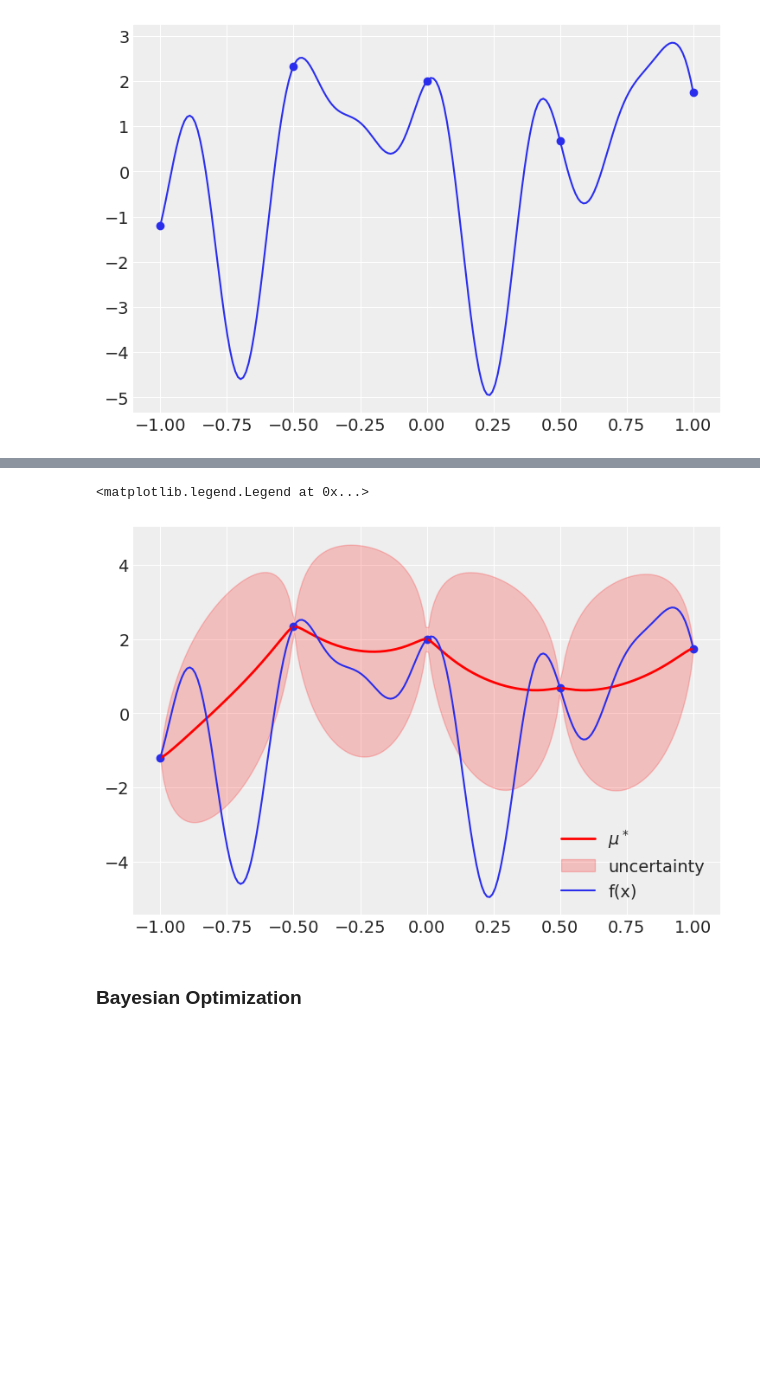
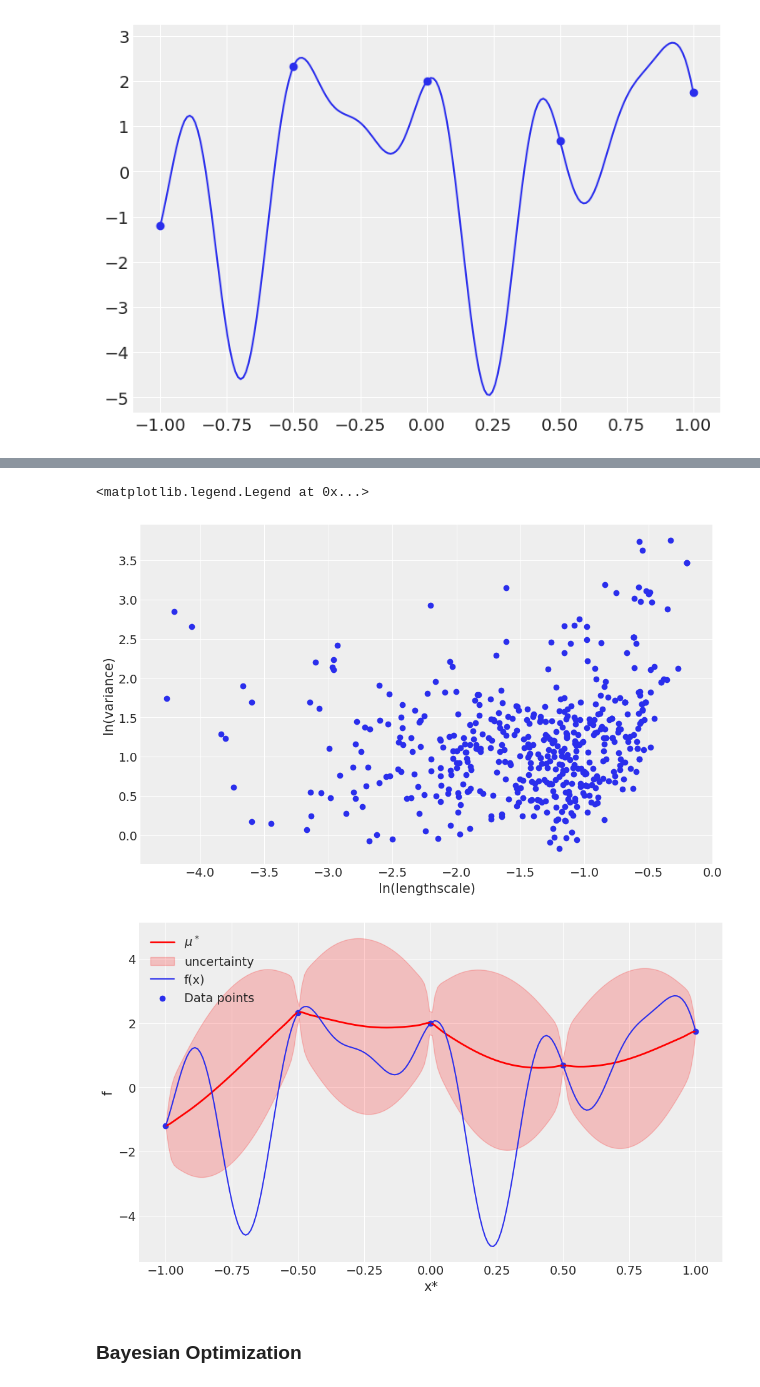
Before and after one commit to jsr-p/pmldiku-exam-paper, a Jupyter notebook: code/notebooks/B/exam_B_julius.ipynb, the cells around one changed output, grey strips where cells are left out. Saved outputs shown, nothing was run; the diff lists cells and outputs as text; code cells hidden in the pictures; blank space fills up the shorter version.

```diff
--- a/code/notebooks/B/exam_B_julius.ipynb
+++ b/code/notebooks/B/exam_B_julius.ipynb
@@ -59,34 +107,43 @@ array([<AxesSubplot:title={'center':'kernel.lengthscale'}>,
 # %%
-# compute predictive mean and variance at x_stars
+# Scatter plot on log-log scale of samples from posterior
+fig, ax = plt.subplots(figsize=(10, 6))
+ax.scatter(torch.log(posterior_ls), torch.log(posterior_var))
+plt.xlabel('ln(lengthscale)')
+plt.ylabel('ln(variance)')
 
+# Compute predictive mean and variance at x_stars
 means = torch.zeros(len(X_star), no_samples)
 covs  = torch.zeros(len(X_star), len(X_star), no_samples)
 
 for i in range(no_samples):
     with torch.no_grad():
         gpr.kernel.lengthscale = posterior_ls[i]
         gpr.kernel.variance = posterior_var[i]
         means[:, i], covs[:, :, i] = gpr(X_star, full_cov=True, noiseless=False)
 
 mean_post = means.mean(axis=1) # Posterior mean
 cov_post = covs.mean(axis=2) # Posterior variance
+sd = cov_post.diag().sqrt()  # standard deviation at each input point x
 
-sd = cov_post.diag().sqrt()  # standard deviation at each input point x
-plt.plot(X_star.numpy(), mean_post.numpy(), "r", lw=2, label=r'$\mu^*$')  # plot the mean
-plt.fill_between(
+fig, ax = plt.subplots(figsize=(10, 6))
+ax.plot(X_star.numpy(), mean_post.numpy(), "r", lw=2, label=r'$\mu^*$')  # plot the mean
+ax.fill_between(
     X_star,  # plot the two-sigma uncertainty about the mean
     (mean_post - 2.0 * sd).numpy(),
     (mean_post + 2.0 * sd).numpy(),
     color="r",
     alpha=0.2,
     label='uncertainty'
 )
-plt.plot(X_star, y_star, label='f(x)')
-plt.scatter(X, y)
+ax.plot(X_star, y_star, label='f(x)')
+ax.scatter(X, y, label='Data points')
+plt.xlabel('x*')
+plt.ylabel('f')
 plt.legend()
 # %% [output]
 <matplotlib.legend.Legend at 0x...>
-[figure, old version]
+[figure, new version]
+[figure, added]
 # %% [markdown]
 ### Bayesian Optimization
 # %%
```
Also changed, not shown: parts of 6 cells of this notebook.
